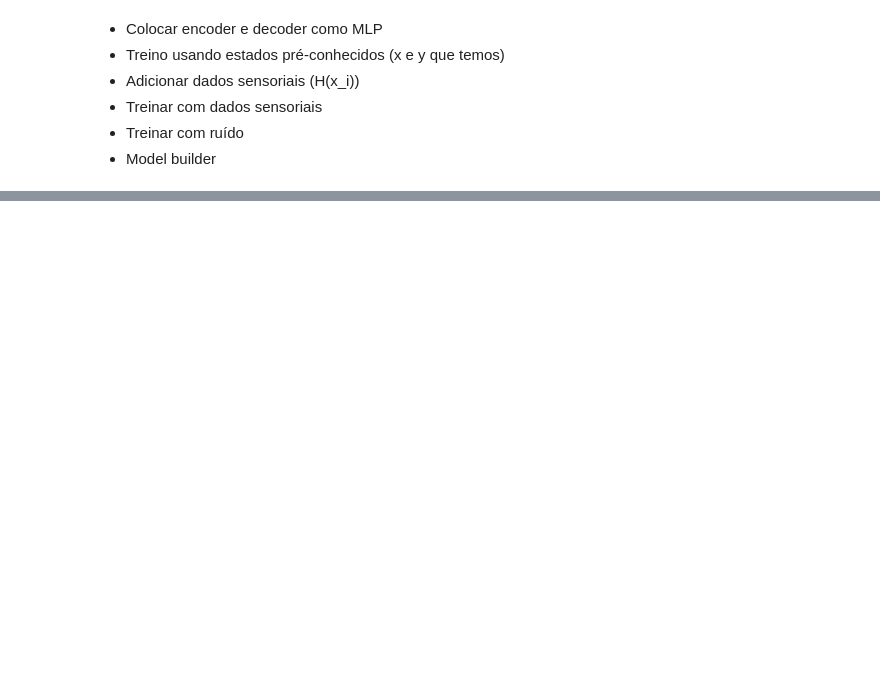
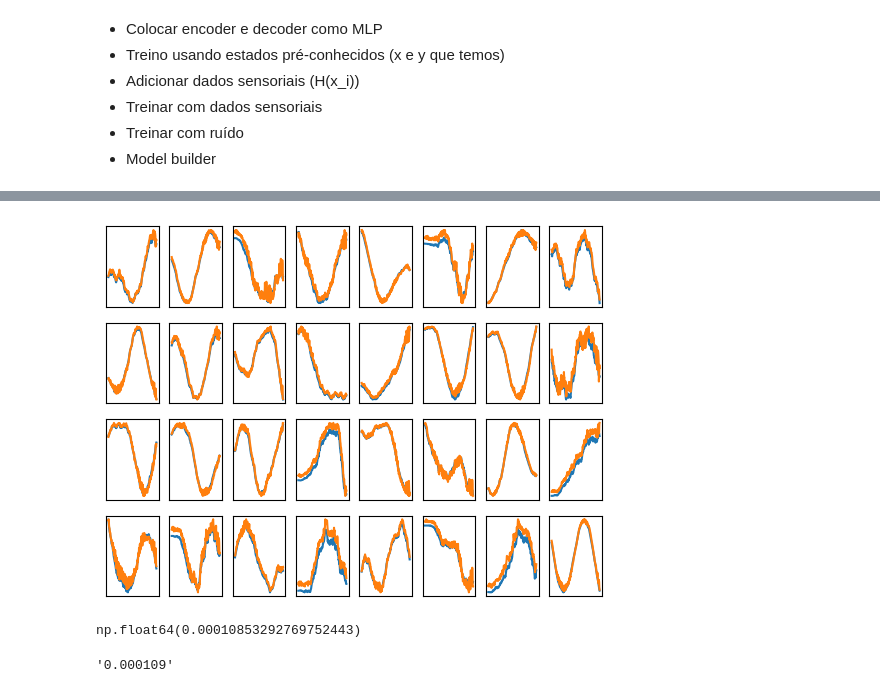
Before and after one commit to H-IAAC/WorldMachine, a Jupyter notebook: dev/Blocks.ipynb, the cells around one changed output, grey strips where cells are left out. Drawn from its saved outputs; the diff is of its cells as text; code cells hidden in the pictures; blank space fills up the shorter version.

```diff
--- a/dev/Blocks.ipynb
+++ b/dev/Blocks.ipynb
@@ -364,4 +509,10 @@ batch_size = 32
 # %%
 dataloaders = {}
 for name in datasets:
-    dataloaders[name] = DataLoader(datasets[name], batch_size=batch_size, shuffle=True)
+    dataloaders[name] = DataLoader(datasets[name],
+                                   batch_size=batch_size,
+                                   collate_fn=lambda x: torch.stack([sample for sample in x]),
+                                   shuffle=True,
+                                    )
+                                   #drop_last=True)
+next(iter(dataloaders["train"]))
@@ -409,0 +770,3 @@ tensor([[-1.3929e+00,  9.0806e-01,  4.8488e-01],
+# %%
+device = torch.device('cuda' if torch.cuda.is_available() else 'cpu')
+wm.to(device);
@@ -409,0 +802,39 @@ tensor([[-1.3929e+00,  9.0806e-01,  4.8488e-01],
+# %%
+item = next(iter(dataloaders["train"]))
+
+inputs : torch.Tensor = item["inputs"].to(device)
+targets : torch.Tensor = item["targets"]["state_decoded"]
+
+mask = torch.ones((inputs["sensorial"].shape[0], inputs["sensorial"].shape[1]), dtype=bool)
+mask = TensorDict({"sensorial":mask}, batch_size=batch_size)
+
+with torch.no_grad():
+    logits : torch.Tensor = wm(inputs,
+                mask,
+                inputs["state_decoded"])
+# %%
+logits = logits.cpu().numpy()
+# %%
+axis = 0
+fig, axs = plt.subplots(4, 8)
+
+for i in range(32):
+    row = i // 8
+    column = i % 8
+
+    axs[row, column].plot(targets[i,:,axis])
+    axs[row, column].plot(logits["state_decoded"][i][:,axis])
+
+    axs[row, column].set_xticks([])
+    axs[row, column].set_yticks([])
+plt.show()
+# %% [output]
+[figure, added]
+# %%
+train_history["loss_train_mse0"][-1]
+# %% [output]
+np.float64(0.00010853292769752443)
+# %%
+'{:f}'.format(train_history["loss_train_mse0"][-1])
+# %% [output]
+'0.000109'
```
Also changed, not shown: parts of 28 cells of this notebook.
